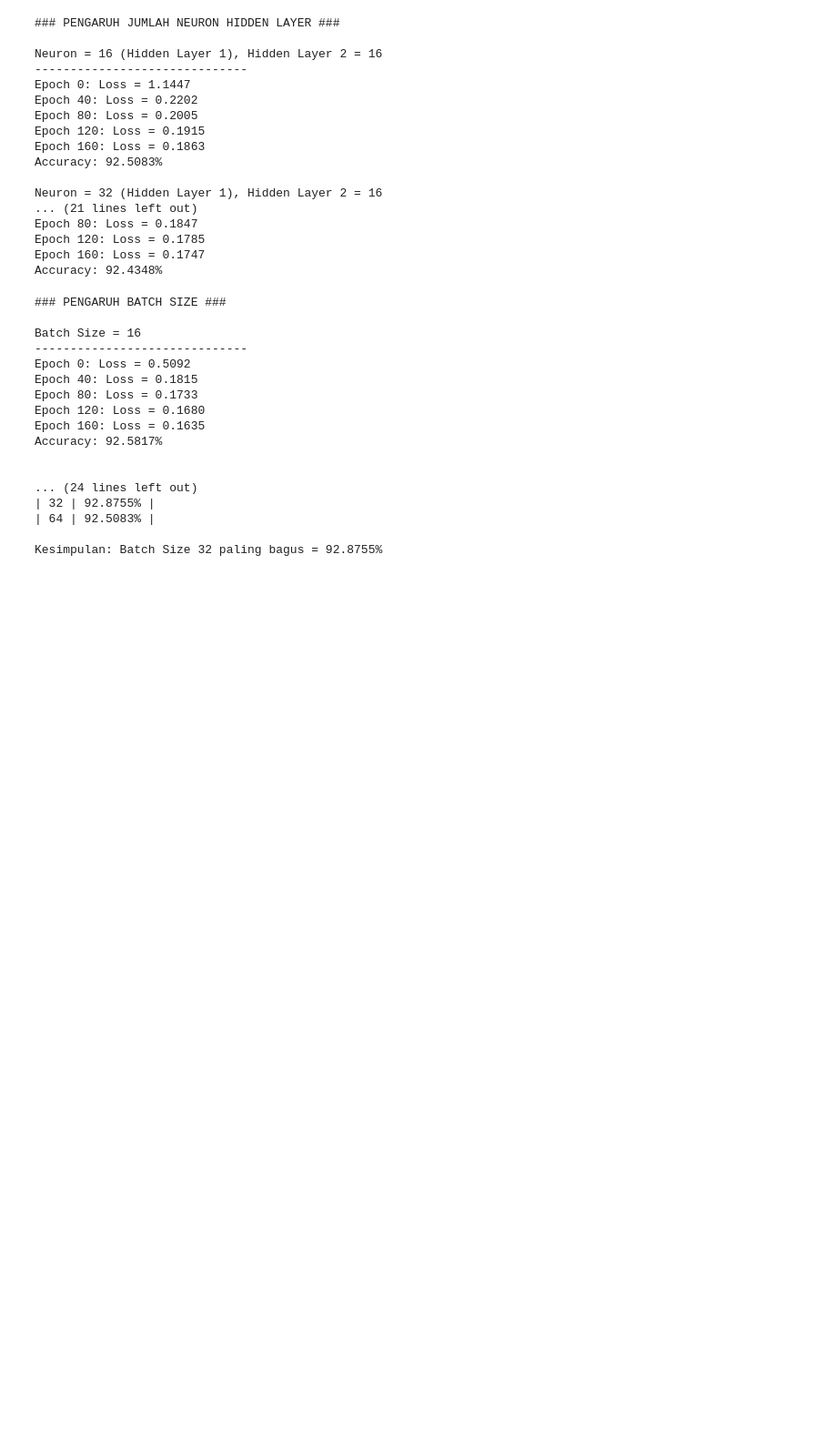
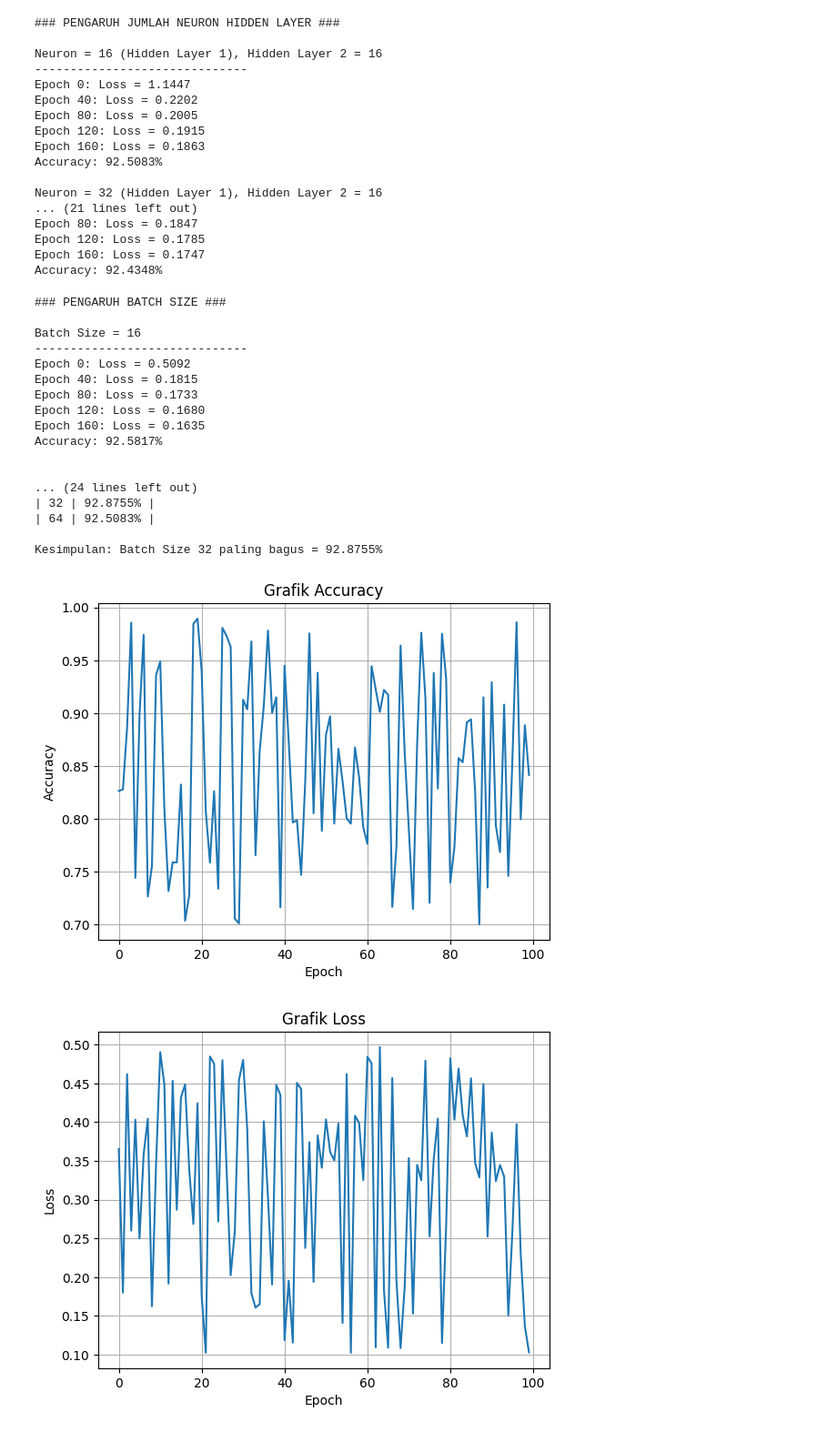
Before and after one commit to barepgaming-sys/Ann-dry-bean-kelompok-3, a Jupyter notebook: ANN_DryBean.ipynb, the cells around one changed output. Shown at 91% size. Drawn from its saved outputs; the diff is of its cells as text; code cells hidden in the pictures; blank space fills up the shorter version.

```diff
--- a/ANN_DryBean.ipynb
+++ b/ANN_DryBean.ipynb
@@ -692,3 +692,41 @@ Accuracy: 92.5817%
 | 64 | 92.5083% |
 
 Kesimpulan: Batch Size 32 paling bagus = 92.8755%
+# %%
+import numpy as np
+import matplotlib.pyplot as plt
+
+# Contoh menyimpan hasil training
+accuracy_history = []
+loss_history = []
+
+epochs = 100
+
+for epoch in range(epochs):
+    # ----- Proses training ANN di sini -----
+
+    # Contoh nilai (ganti dengan hasil perhitunganmu)
+    accuracy = np.random.uniform(0.7, 1.0)
+    loss = np.random.uniform(0.1, 0.5)
+
+    accuracy_history.append(accuracy)
+    loss_history.append(loss)
+
+# Grafik Accuracy
+plt.plot(accuracy_history)
+plt.title("Grafik Accuracy")
+plt.xlabel("Epoch")
+plt.ylabel("Accuracy")
+plt.grid(True)
+plt.show()
+
+# Grafik Loss
+plt.plot(loss_history)
+plt.title("Grafik Loss")
+plt.xlabel("Epoch")
+plt.ylabel("Loss")
+plt.grid(True)
+plt.show()
+# %% [output]
+[figure, added]
+[figure, added]
```
Also changed, not shown: parts of 3 cells of this notebook.
